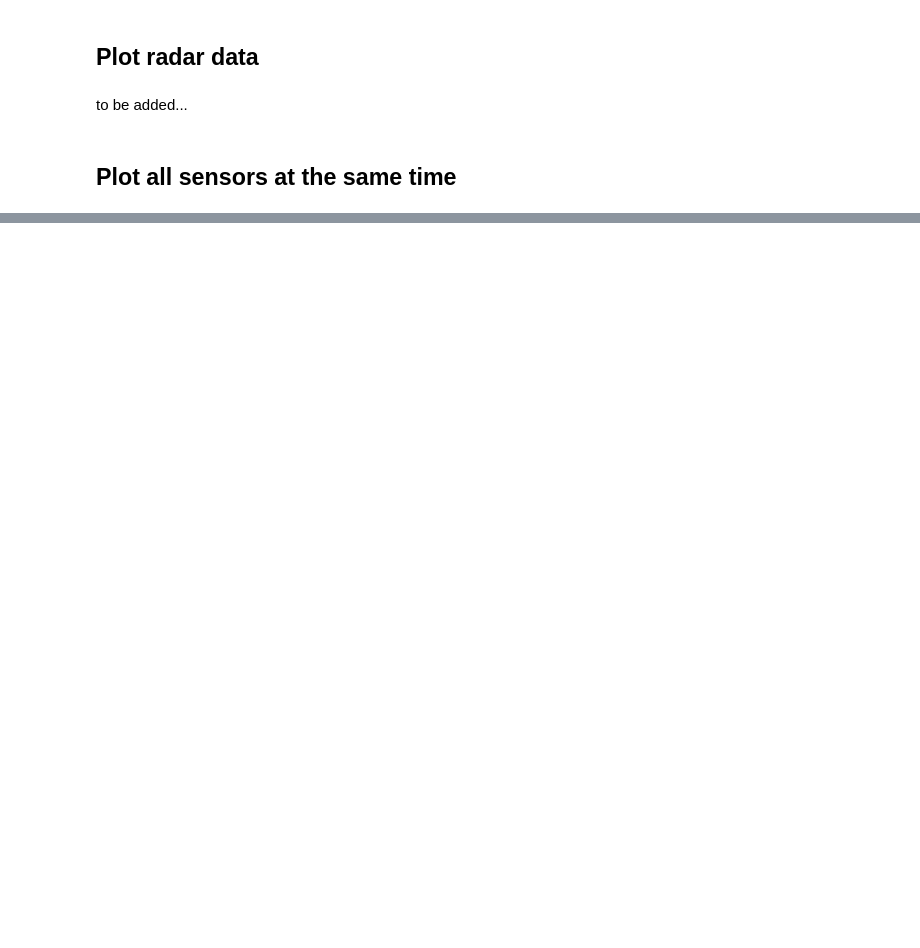
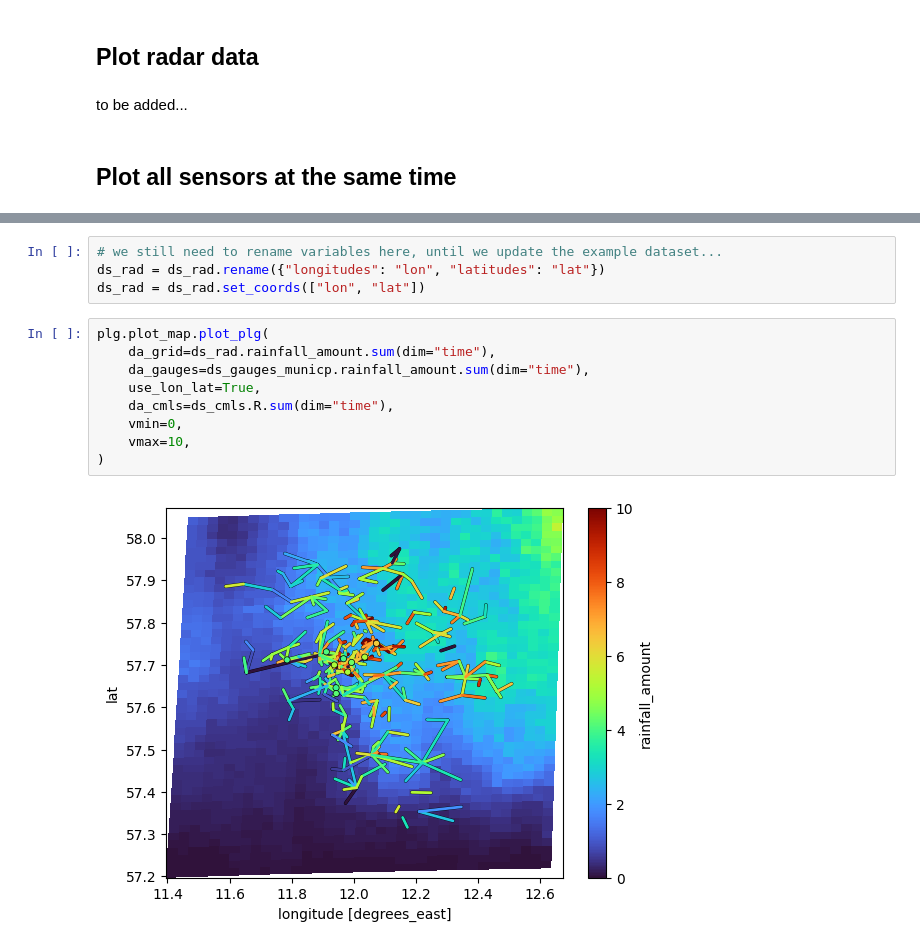
Before and after one commit to OpenSenseAction/poligrain, a Jupyter notebook: docs/notebooks/Plotting.ipynb, the cells around one changed output, grey strips where cells are left out. Drawn from its saved outputs; the diff is of its cells as text; blank space fills up the shorter version.

```diff
--- a/docs/notebooks/Plotting.ipynb
+++ b/docs/notebooks/Plotting.ipynb
@@ -84,0 +100,15 @@ to be added...
+# %%
+# we still need to rename variables here, until we update the example dataset...
+ds_rad = ds_rad.rename({"longitudes": "lon", "latitudes": "lat"})
+ds_rad = ds_rad.set_coords(["lon", "lat"])
+# %%
+plg.plot_map.plot_plg(
+    da_grid=ds_rad.rainfall_amount.sum(dim="time"),
+    da_gauges=ds_gauges_municp.rainfall_amount.sum(dim="time"),
+    use_lon_lat=True,
+    da_cmls=ds_cmls.R.sum(dim="time"),
+    vmin=0,
+    vmax=10,
+)
+# %% [output]
+[figure, added]
```
Also changed, not shown: parts of 17 cells of this notebook, 8 other files.
